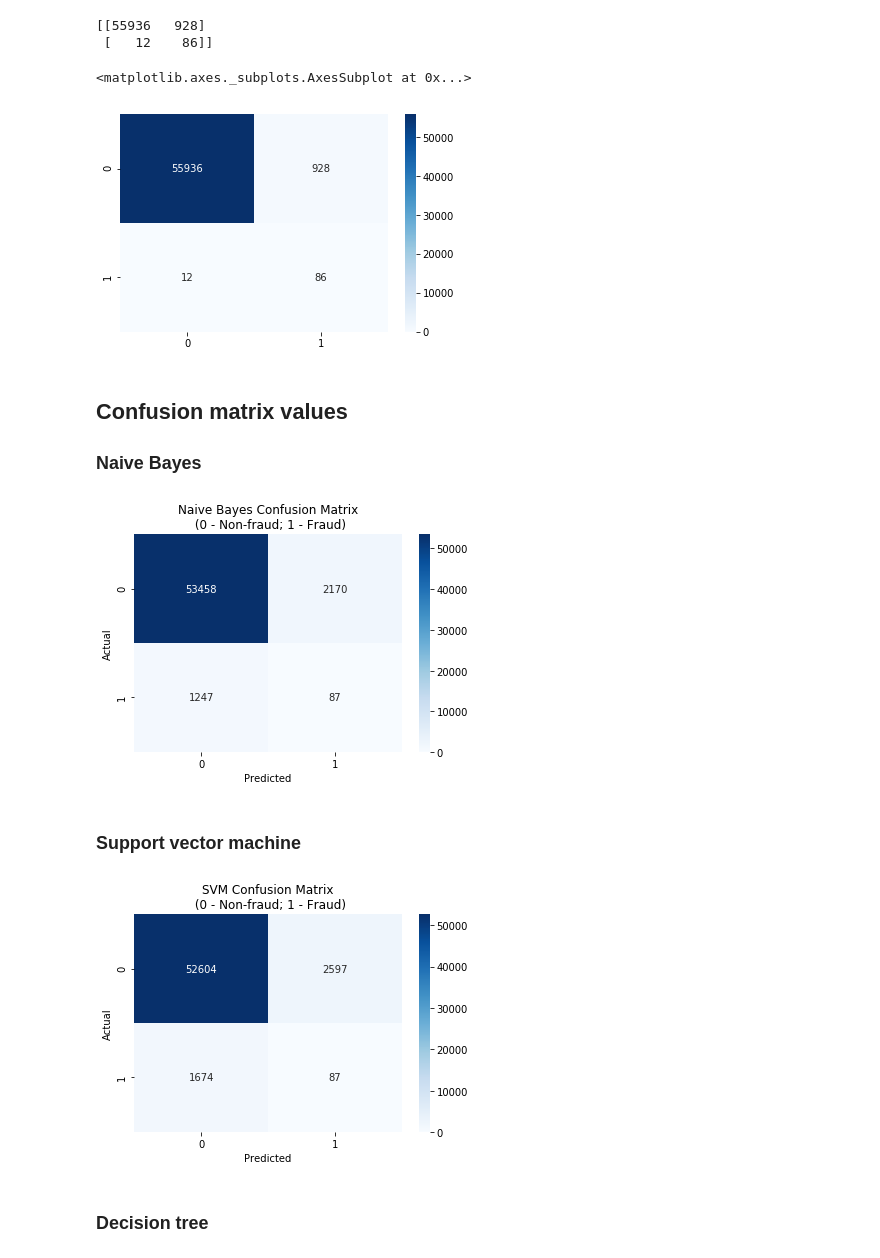
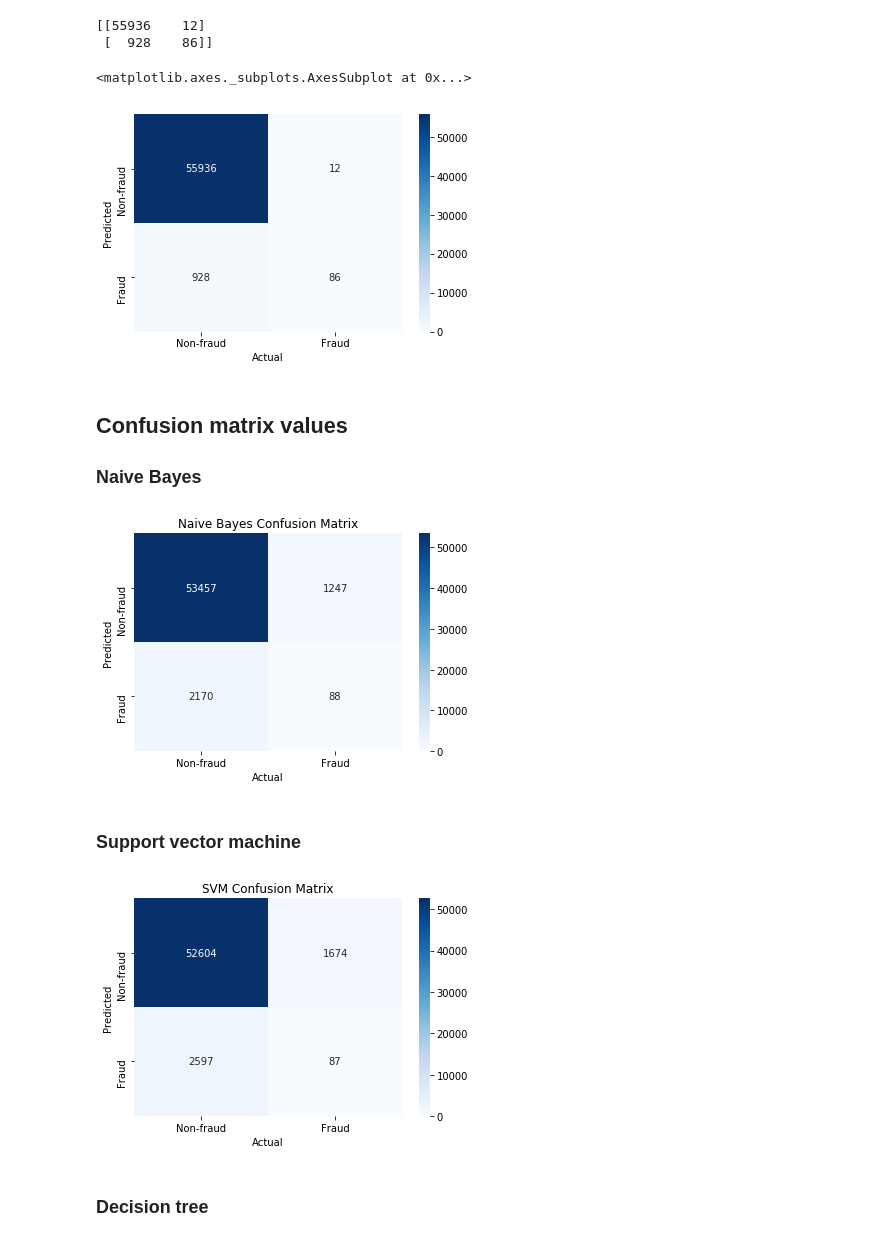
Before and after one commit to maksym-studenets/fraud-transactions-classification, a Jupyter notebook: sample/misc.ipynb, the cells around one changed output. Cells and saved outputs as stored; diff of their text form; code cells hidden in the pictures.

Commit message:
Transposed confusion matrix to reflect theoretical part

```diff
--- a/sample/misc.ipynb
+++ b/sample/misc.ipynb
@@ -9,17 +9,21 @@ np.set_printoptions(precision=5, suppress=True,
                        threshold=100000,
                        linewidth=150)
 
-confusionMatrix = np.array([[55936, 928],
-                            [12, 86]])
+confusionMatrix = np.array([[55936, 12],
+                            [928, 86]])
+np.transpose(confusionMatrix)
 print(confusionMatrix)
-df = pd.DataFrame(confusionMatrix, columns=["Non-fraud", "1"])
+df = pd.DataFrame(confusionMatrix, columns=["Non-fraud", "Fraud"],
+                  index=["Non-fraud", "Fraud"])
+df.columns.name = 'Actual'
+df.index.name = 'Predicted'
 
 sns.heatmap(df, cmap="Blues", annot=True, fmt='d')
 # %% [output]
-[[55936   928]
- [   12    86]]
+[[55936    12]
+ [  928    86]]
 <matplotlib.axes._subplots.AxesSubplot at 0x...>
-[figure, old version]
+[figure, new version]
 # %% [markdown]
 ## Confusion matrix values
 
@@ -27,23 +31,24 @@ sns.heatmap(df, cmap="Blues", annot=True, fmt='d')
 # %%
 total = 56962
 
 bayesType1Error = int(total * (0.06 - 0.0219))
 bayesType2Error = int(total * 0.0219)
 bayesCorrectFraud = np.random.randint(low=77, high=89)
 bayesCorrectNonFraud = total - bayesCorrectFraud - bayesType1Error - bayesType2Error
 
-bayesConfusionMatrix = np.array([[bayesCorrectNonFraud, bayesType1Error],
-                                 [bayesType2Error, bayesCorrectFraud]])
-bayesConfusionMatrixDf = pd.DataFrame(bayesConfusionMatrix, columns=["0", "1"])
-bayesConfusionMatrixDf.index.name = 'Actual'
-bayesConfusionMatrixDf.columns.name = 'Predicted'
+bayesConfusionMatrix = np.array([[bayesCorrectNonFraud, bayesType2Error],
+                                 [bayesType1Error, bayesCorrectFraud]])
+bayesConfusionMatrixDf = pd.DataFrame(bayesConfusionMatrix,
+                                      columns=["Non-fraud", "Fraud"], index=["Non-fraud", "Fraud"])
+bayesConfusionMatrixDf.columns.name = 'Actual'
+bayesConfusionMatrixDf.index.name = 'Predicted'
 
 ax = plt.axes()
 sns.heatmap(bayesConfusionMatrixDf, cmap="Blues", annot=True, fmt='d', ax=ax)
-ax.set_title('Naive Bayes Confusion Matrix\n (0 - Non-fraud; 1 - Fraud)')
+ax.set_title('Naive Bayes Confusion Matrix')
 plt.show()
 # %% [output]
-[figure, old version]
+[figure, new version]
 # %% [markdown]
 ### Support vector machine
 # %%
@@ -52,18 +57,20 @@ svmType2Error = int(total * 0.0294)
 svmCorrectFraud = np.random.randint(low=77, high=89)
 svmCorrectNonFraud = total - svmCorrectFraud - svmType1Error - svmType2Error
 
-svmConfusionMatrix = np.array([[svmCorrectNonFraud, svmType1Error],
-                               [svmType2Error, svmCorrectFraud]])
-svmConfusionMatrixDf = pd.DataFrame(svmConfusionMatrix, columns=["0", "1"])
-svmConfusionMatrixDf.index.name = 'Actual'
-svmConfusionMatrixDf.columns.name = 'Predicted'
+svmConfusionMatrix = np.array([[svmCorrectNonFraud, svmType2Error],
+                               [svmType1Error, svmCorrectFraud]])
+svmConfusionMatrixDf = pd.DataFrame(svmConfusionMatrix,
+                                    columns=["Non-fraud", "Fraud"],
+                                    index=["Non-fraud", "Fraud"])
+svmConfusionMatrixDf.columns.name = 'Actual'
+svmConfusionMatrixDf.index.name = 'Predicted'
 
 ax = plt.axes()
 sns.heatmap(svmConfusionMatrixDf, cmap="Blues", annot=True, fmt='d', ax=ax)
-ax.set_title('SVM Confusion Matrix\n (0 - Non-fraud; 1 - Fraud)')
+ax.set_title('SVM Confusion Matrix')
 plt.show()
 # %% [output]
-[figure, old version]
+[figure, new version]
 # %% [markdown]
 ### Decision tree
 # %%
```
Also changed, not shown: parts of 1 cell of this notebook.
